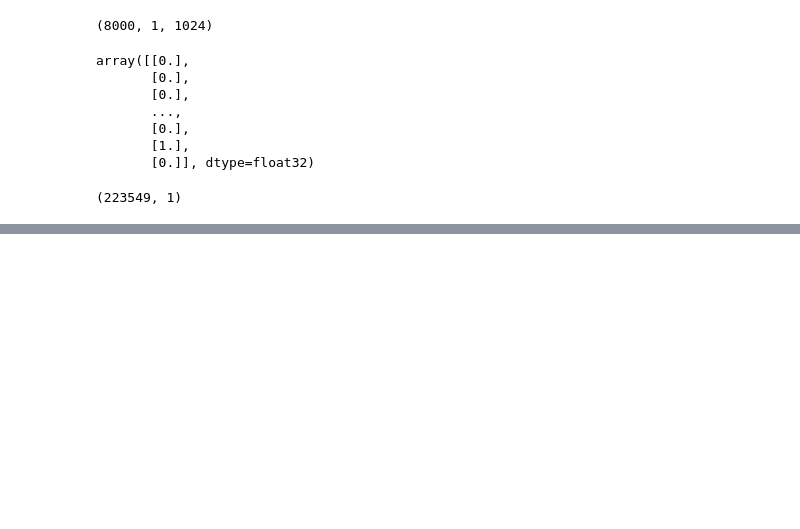
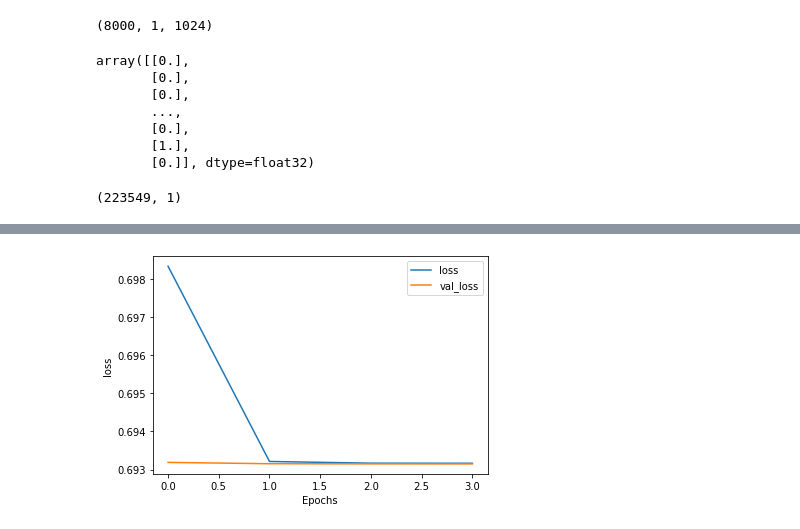
Before and after one commit to drenize/Multilingual_NLP_Classifier_Toxic_Comments, a Jupyter notebook: Toxic_Comments_Predictive_Modelling_LASER.ipynb, the cells around one changed output, grey strips where cells are left out. Cells and saved outputs as stored; diff of their text form; code cells hidden in the pictures; blank space fills up the shorter version.

```diff
--- a/Toxic_Comments_Predictive_Modelling_LASER.ipynb
+++ b/Toxic_Comments_Predictive_Modelling_LASER.ipynb
@@ -394,3 +371,7 @@ _________________________________________________________________
+# %%
+plot_graphs(history, 'loss')
+# %% [output]
+[figure, added]
 # %%
 #save the model
 model.save('lase_model.h5')
```
Also changed, not shown: parts of 17 cells of this notebook.
